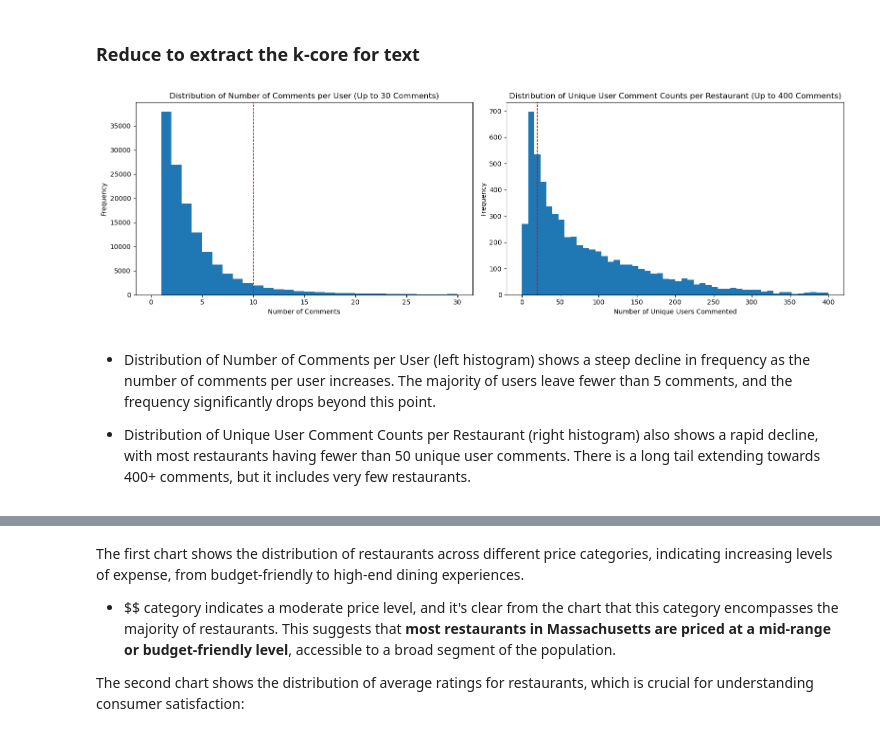
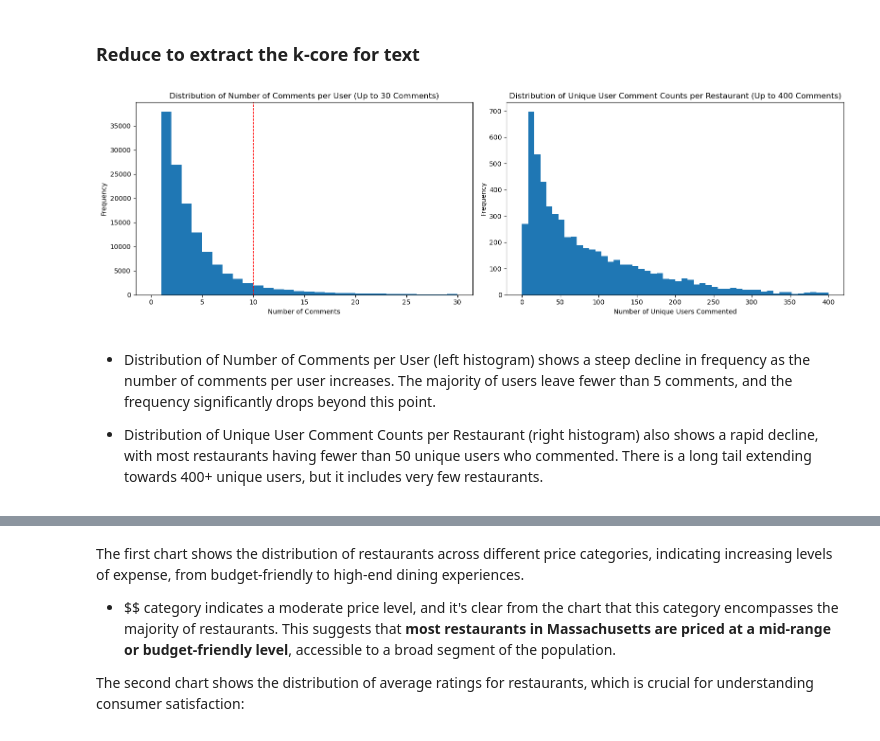
Before and after one commit to yuqinbailey/Restaurant-Rec-Google-Reviews, a Jupyter notebook: 5_Final_Report.ipynb, the cells around one changed output, grey strips where cells are left out. Drawn from its saved outputs; the diff is of its cells as text; code cells hidden in the pictures.

```diff
--- a/5_Final_Report.ipynb
+++ b/5_Final_Report.ipynb
@@ -132,29 +132,29 @@ df_filtered['text'] = df_filtered['text'].apply(lambda x: emoji_pattern.sub(r'',
 # %%
 fig, axes = plt.subplots(1, 2, figsize=(16, 5))
 
 comment_counts = df_filtered['user_id'].value_counts()
 threshold = 30
 axes[0].hist(comment_counts[comment_counts <= threshold], bins=threshold, range=(0, threshold))
 axes[0].axvline(x=10, color='r', linestyle='--', linewidth=1)
 axes[0].set_title(f'Distribution of Number of Comments per User (Up to {threshold} Comments)')
 axes[0].set_xlabel('Number of Comments')
 axes[0].set_ylabel('Frequency')
 axes[0].grid(False)
 
 restaurant_user_counts = df_filtered.groupby('gmap_id')['user_id'].nunique()
 axes[1].hist(restaurant_user_counts[restaurant_user_counts <= 400], bins=50, range=(0, 400))
-axes[1].axvline(x=20, color='r', linestyle='--', linewidth=1)
+# axes[1].axvline(x=20, color='r', linestyle='--', linewidth=1)
 axes[1].set_title('Distribution of Unique User Comment Counts per Restaurant (Up to 400 Comments)')
 axes[1].set_xlabel('Number of Unique Users Commented')
 axes[1].set_ylabel('Frequency')
 axes[1].grid(False)
 
 # Adjust layout and display the plot
 plt.tight_layout()
 plt.show()
 # %% [output]
-[figure, old version]
+[figure, new version]
 # %% [markdown]
 * Distribution of Number of Comments per User (left histogram) shows a steep decline in frequency as the number of comments per user increases. The majority of users leave fewer than 5 comments, and the frequency significantly drops beyond this point.
 
-* Distribution of Unique User Comment Counts per Restaurant (right histogram) also shows a rapid decline, with most restaurants having fewer than 50 unique user comments. There is a long tail extending towards 400+ comments, but it includes very few restaurants.
+* Distribution of Unique User Comment Counts per Restaurant (right histogram) also shows a rapid decline, with most restaurants having fewer than 50 unique users who commented. There is a long tail extending towards 400+ unique users, but it includes very few restaurants.
```
Also changed, not shown: parts of 14 cells of this notebook.
